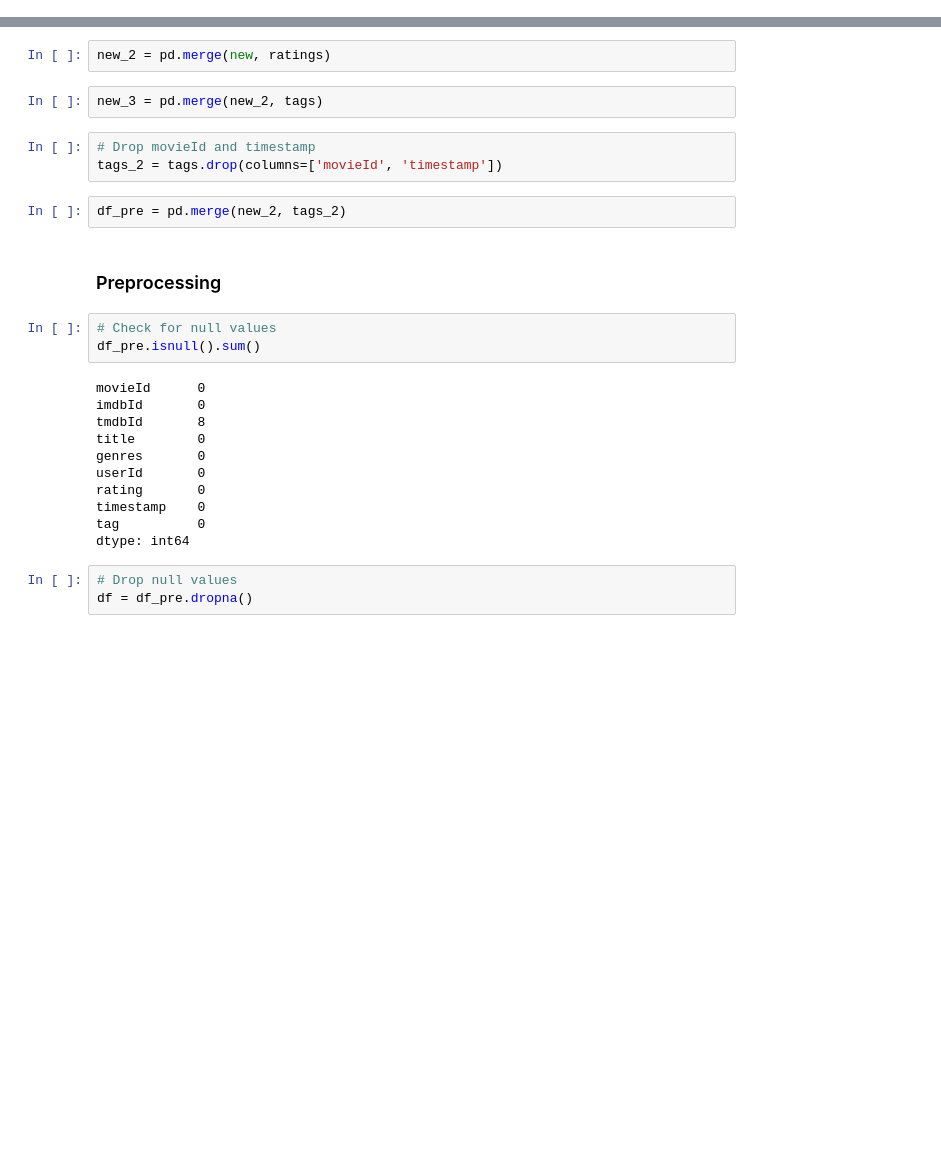
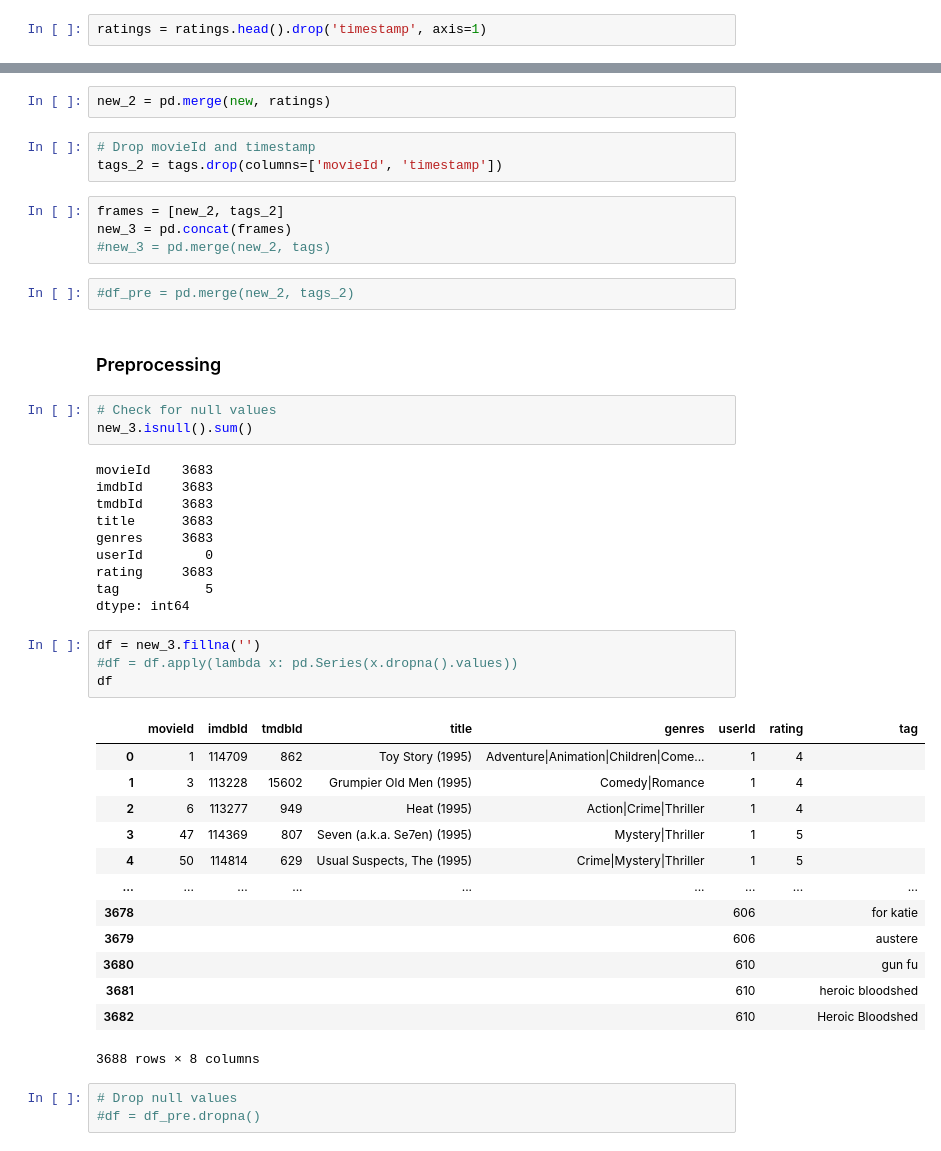
Before and after one commit to dablake7/bsc-phase-four-project, a Jupyter notebook: notebooks/exploratory/gabe/phase_4_project.ipynb, the cells around one changed output, grey strips where cells are left out. Drawn from its saved outputs; the diff is of its cells as text; blank space fills up the shorter version.

```diff
--- a/notebooks/exploratory/gabe/phase_4_project.ipynb
+++ b/notebooks/exploratory/gabe/phase_4_project.ipynb
@@ -10,3 +10,5 @@ movies = pd.read_csv('/Users/gabrielwarner/Downloads/ml-latest-small/movies.csv'
 ratings = pd.read_csv('/Users/gabrielwarner/Downloads/ml-latest-small/ratings.csv')
 # %%
 tags = pd.read_csv('/Users/gabrielwarner/Downloads/ml-latest-small/tags.csv')
+# %%
+ratings = ratings.head().drop('timestamp', axis=1)
@@ -16,32 +27,51 @@ tags = pd.read_csv('/Users/gabrielwarner/Downloads/ml-latest-small/tags.csv')
 new = pd.merge(links, movies)
 # %%
 new_2 = pd.merge(new, ratings)
-# %%
-new_3 = pd.merge(new_2, tags)
 # %%
 # Drop movieId and timestamp
 tags_2 = tags.drop(columns=['movieId', 'timestamp'])
+# %%
+frames = [new_2, tags_2]
+new_3 = pd.concat(frames)
+#new_3 = pd.merge(new_2, tags)
 # %%
-df_pre = pd.merge(new_2, tags_2)
+#df_pre = pd.merge(new_2, tags_2)
 # %% [markdown]
 ### Preprocessing
 # %%
 # Check for null values
-df_pre.isnull().sum()
+new_3.isnull().sum()
 # %% [output]
-movieId      0
-imdbId       0
-tmdbId       8
-title        0
-genres       0
-userId       0
-rating       0
-timestamp    0
-tag          0
+movieId    3683
+imdbId     3683
+tmdbId     3683
+title      3683
+genres     3683
+userId        0
+rating     3683
+tag           5
 dtype: int64
+# %%
+df = new_3.fillna('')
+#df = df.apply(lambda x: pd.Series(x.dropna().values))
+df
+# %% [output]
+|  | movieId | imdbId | tmdbId | title | genres | userId | rating | tag |
+| 0 | 1 | 114709 | 862 | Toy Story (1995) | Adventure|Animation|Children|Come... | 1 | 4 |  |
+| 1 | 3 | 113228 | 15602 | Grumpier Old Men (1995) | Comedy|Romance | 1 | 4 |  |
+| 2 | 6 | 113277 | 949 | Heat (1995) | Action|Crime|Thriller | 1 | 4 |  |
+| 3 | 47 | 114369 | 807 | Seven (a.k.a. Se7en) (1995) | Mystery|Thriller | 1 | 5 |  |
+| 4 | 50 | 114814 | 629 | Usual Suspects, The (1995) | Crime|Mystery|Thriller | 1 | 5 |  |
+| ... | ... | ... | ... | ... | ... | ... | ... | ... |
+| 3678 |  |  |  |  |  | 606 |  | for katie |
+| 3679 |  |  |  |  |  | 606 |  | austere |
+| 3680 |  |  |  |  |  | 610 |  | gun fu |
+| 3681 |  |  |  |  |  | 610 |  | heroic bloodshed |
+| 3682 |  |  |  |  |  | 610 |  | Heroic Bloodshed |
+3688 rows × 8 columns
 # %%
 # Drop null values
-df = df_pre.dropna()
+#df = df_pre.dropna()
 # %%
 # Check null values
 df.isnull().sum()
```
Also changed, not shown: parts of 62 cells of this notebook.
